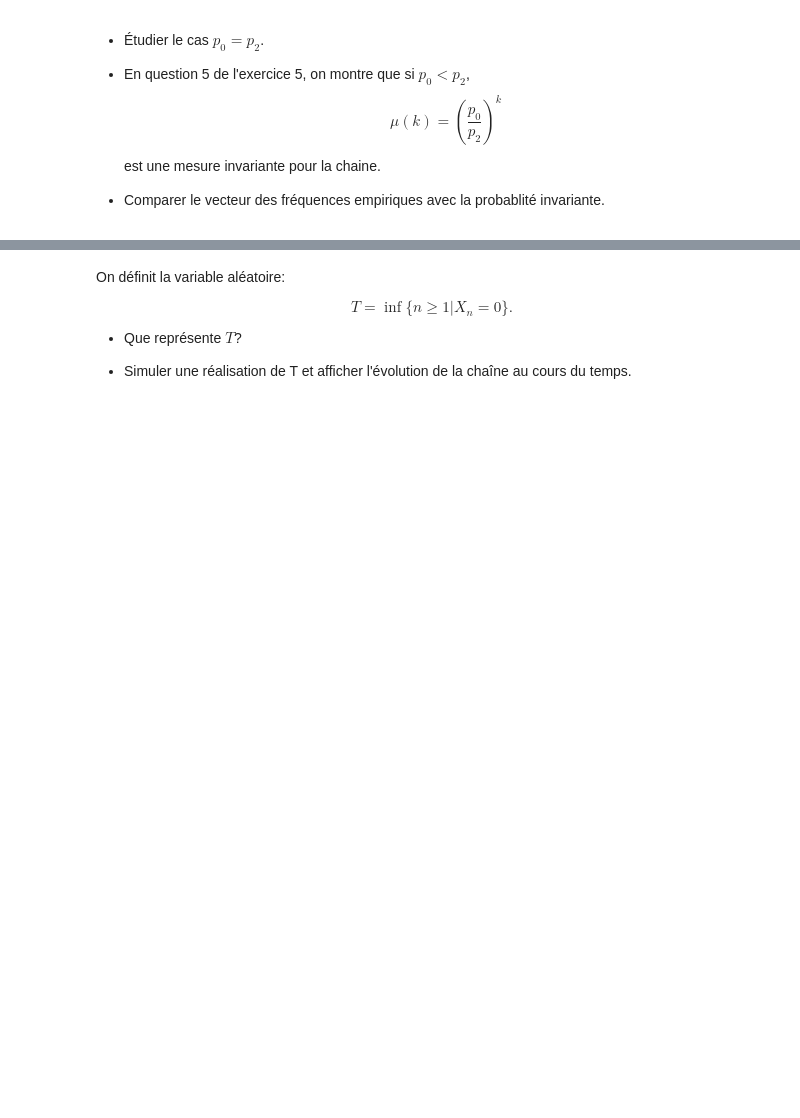
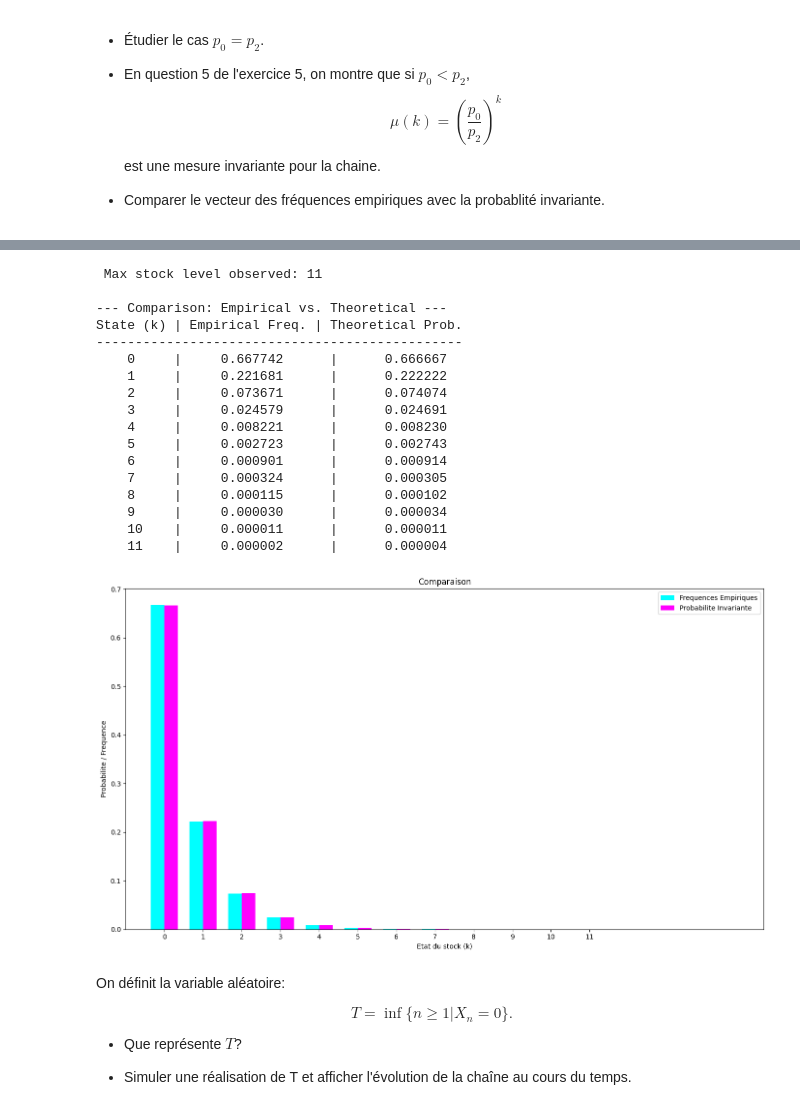
Before and after one commit to Tysonn2605/data-insat-tyson, a Jupyter notebook: notebooks/TP-Markov-sujet-25-26.ipynb, the cells around one changed output, grey strips where cells are left out. Cells and saved outputs as stored; diff of their text form; code cells hidden in the pictures; blank space fills up the shorter version.

```diff
--- a/notebooks/TP-Markov-sujet-25-26.ipynb
+++ b/notebooks/TP-Markov-sujet-25-26.ipynb
@@ -753,3 +766,64 @@ est une mesure invariante pour la chaine.
+# %%
+burn_in = 5000
+stock_stationaire = stock_simu[0][burn_in:]
+
+counts = np.bincount(stock_stationaire)
+empirique_freq = counts / len(stock_stationaire)
+max_etat_observe = len(empirique_freq)
+
+print(f"\n Max stock level observed: {max_etat_observe - 1}")
+
+rho = p[0]/p[2]
+z = 1 / (1 - rho)
+
+k = np.arange(max_etat_observe)
+prob = (rho**k) / z
+
+
+print("\n--- Comparison: Empirical vs. Theoretical ---")
+print("State (k) | Empirical Freq. | Theoretical Prob.")
+print("-----------------------------------------------")
+for i in range(min(max_etat_observe, 15)):
+    print(f" {i:^8} | {empirique_freq[i]:^17.6f} | {prob[i]:^18.6f}")
+
+
+fig, ax = plt.subplots(figsize=(14, 8))
+
+x = np.arange(max_etat_observe)
+width = 0.35
+
+rects1 = ax.bar(x - width/2, empirique_freq, width, label='Frequences Empiriques', color='cyan')
+rects2 = ax.bar(x + width/2, prob, width, label='Probabilite Invariante', color='magenta')
+
+ax.set_title("Comparaison")
+ax.set_xlabel("Etat du stock (k)")
+ax.set_ylabel("Probabilite / Frequence")
+ax.set_xticks(x)
+ax.set_xlim(-1, 15.5)
+
+ax.legend()
+
+fig.tight_layout()
+plt.show()
+# %% [output]
+ Max stock level observed: 11
+
+--- Comparison: Empirical vs. Theoretical ---
+State (k) | Empirical Freq. | Theoretical Prob.
+-----------------------------------------------
+    0     |     0.667742      |      0.666667
+    1     |     0.221681      |      0.222222
+    2     |     0.073671      |      0.074074
+    3     |     0.024579      |      0.024691
+    4     |     0.008221      |      0.008230
+    5     |     0.002723      |      0.002743
+    6     |     0.000901      |      0.000914
+    7     |     0.000324      |      0.000305
+    8     |     0.000115      |      0.000102
+    9     |     0.000030      |      0.000034
+    10    |     0.000011      |      0.000011
+    11    |     0.000002      |      0.000004
+[figure, added]
 # %% [markdown]
 On définit la variable aléatoire:
 
```
Also changed, not shown: parts of 13 cells of this notebook.
